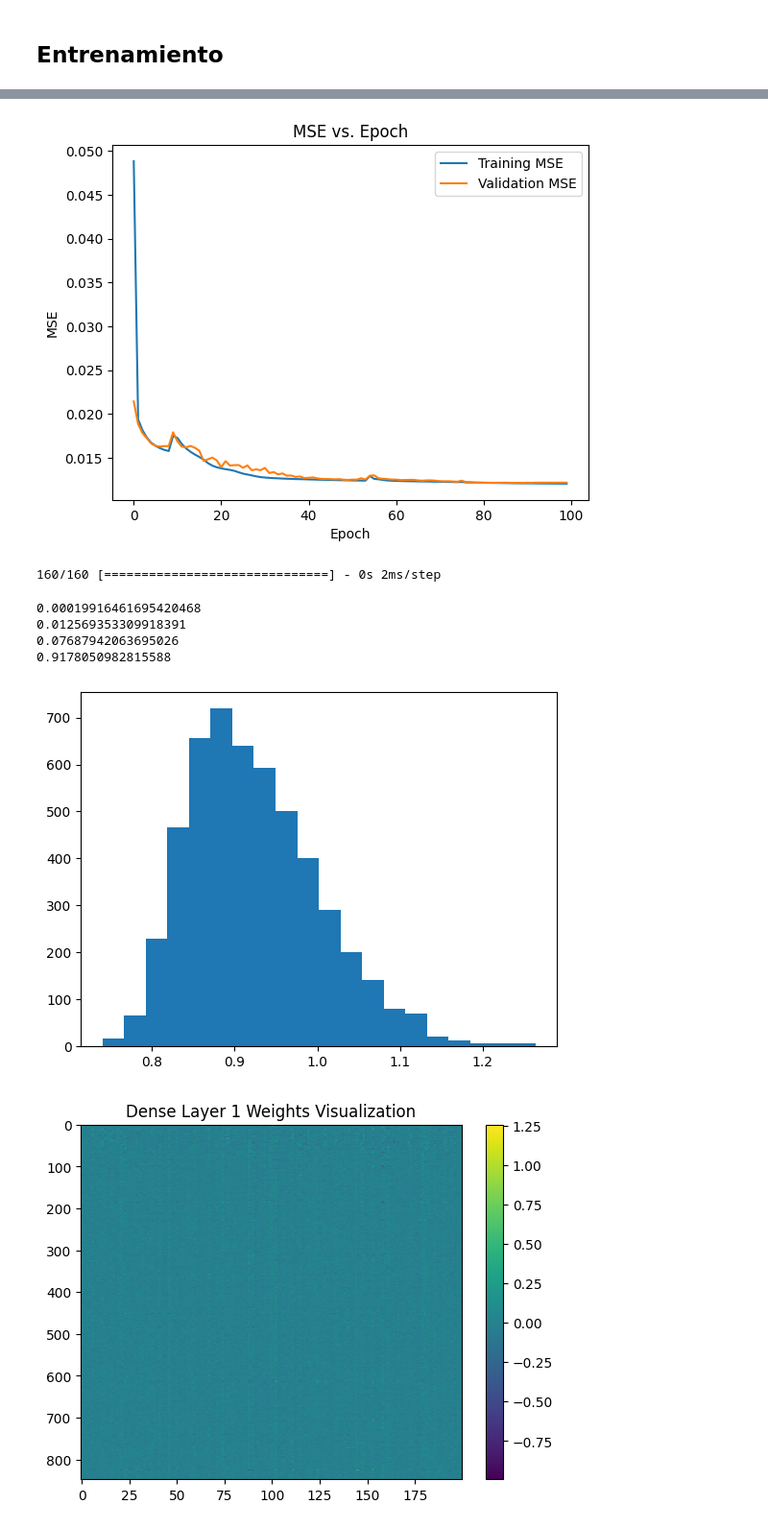
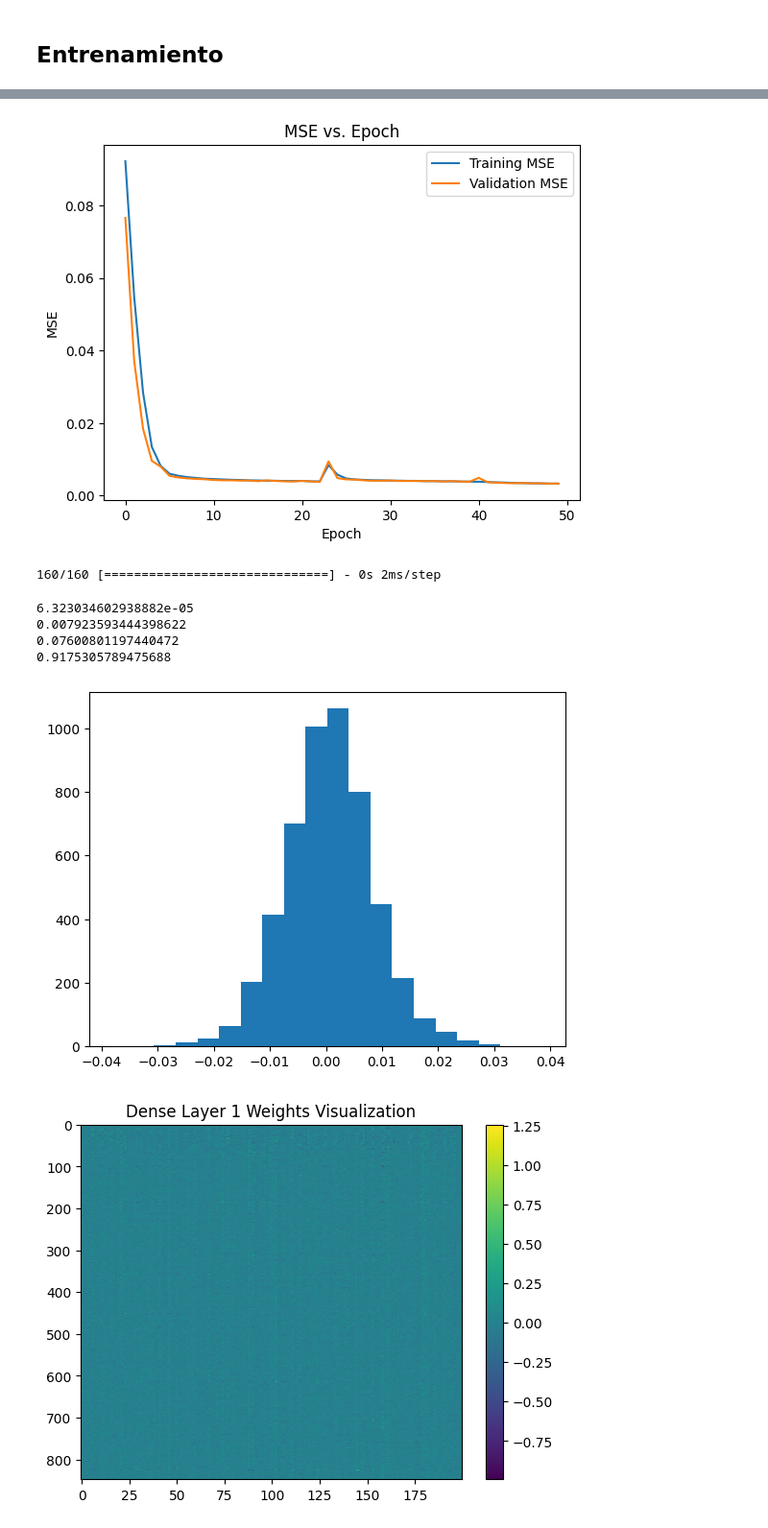
Before and after one commit to aguschanchu/FermionicML, a Jupyter notebook: FermionicML_thermal.ipynb, the cells around one changed output, grey strips where cells are left out. Shown: that part at 96% size. Saved outputs shown, nothing was run; the diff lists cells and outputs as text; code cells hidden in the pictures.

Commit message:
Test: training using h basis gen

```diff
--- a/FermionicML_thermal.ipynb
+++ b/FermionicML_thermal.ipynb
@@ -559,13 +567,14 @@ def thermal_state_eig(h, beta):
 import time
 from tqdm import tqdm
 # Construccion de listas de dataset
-num_samples = 100000
+num_samples = 2000000
 high_mem = False
 rho_1_input = []
 rho_2_input = []
 fund_input = []
 beta_input = []
 h_labels = []
+h_base = []
 
 # Generamos las matrices para el calculo de rho1 y rho2
 rho_1_arrays = rho_1_gen(basis)
@@ -594,13 +603,14 @@ else:
         hamil_base = np.tril(U) + np.tril(U, -1).T
         h = np.array(base_hamiltonian(hamil_base, basis, rho_1_arrays))
         h_arr.append(h)
+        h_base.append(hamil_base)
 time_hamil = time.time() - t0
 
 for i in tqdm(range(num_samples)):
     t0 = time.time()
     h = h_arr[i]
     # Guardamos el label
-    h_labels.append(h.flatten())
+    h_labels.append(h_base[i].flatten())
     #beta = np.random.random()*10+0.0001
     beta = 1
     state = thermal_state_eig(h, beta)
@@ -759,8 +774,11 @@ dense1 = tf.keras.layers.concatenate([flatten_rho1, flatten_rho2])
 #dense1 = tf.keras.layers.Dense(rho1_size*rho2_size, activation='relu')(dense1)
 
 
-local_size = basis.size*basis.size
-#dense1 = tf.keras.layers.Dense(local_size*3, activation='relu')(dense1)
+#local_size = basis.size*basis.size
+local_size = d*d
+
+dense1 = tf.keras.layers.Dense(local_size*4, activation='relu')(dense1)
+dense1 = tf.keras.layers.Dense(local_size*3, activation='relu')(dense1)
 dense1 = tf.keras.layers.Dense(local_size*2, activation='relu')(dense1)
 output = tf.keras.layers.Dense(local_size)(dense1)
 
@@ -863,7 +891,7 @@ model.compile(optimizer=Adam(),
               metrics=['accuracy', 'mean_squared_error'])
 
 # Train the model
-num_epochs = 10
+num_epochs = 50
 device_name = tf.test.gpu_device_name()
 
 
@@ -906,7 +930,7 @@ plt.show()
 # MIN LOSS = 0.0128 c/fund 50epochs MSE
 ##         = 0.0118 s/fund 50epochs MSE
 # %% [output]
-[figure, old version]
+[figure, new version]
 # %%
 # Assuming you have a validation dataset (val_dataset)
 sample = next(iter(val_dataset))
@@ -926,7 +950,8 @@ printear =  False
 for e in val_dataset:
     for i in range(0, batch_size):
         # Valores actuales
-        h = e[1][i].numpy().reshape(basis.size,basis.size)
+        #h = e[1][i].numpy().reshape(basis.size,basis.size)
+        h = np.array(base_hamiltonian(e[1][i].numpy().reshape(d,d), basis, rho_1_arrays))
         #print(h) if printear else 0
         r = max(np.linalg.eigvals(e[0][0][i]))
         rho_1_actual.append(r)
@@ -936,7 +961,8 @@ for e in val_dataset:
 
         # Valores predichos
         h = predictions[i]
-        h = h.reshape(basis.size,basis.size)
+        #h = h.reshape(basis.size,basis.size)
+        h = np.array(base_hamiltonian(h.reshape(d,d), basis, rho_1_arrays))
         beta = beta_val[i]
         state = thermal_state_eig(h, beta)
         rho1 = np.array(rho_1(basis.d, state, rho_1_arrays))
@@ -953,29 +979,29 @@ for e in val_dataset:
 # %%
 from sklearn.metrics import mean_squared_error, r2_score
 import matplotlib.pyplot as plt
 
 f=1
 rho_1_actual = np.array(rho_1_actual)
 rho_1_pred = np.array(rho_1_pred)
 print(mean_squared_error(rho_1_pred, rho_1_actual))
 
 print(np.std(rho_1_actual-rho_1_pred)*f)
 print(np.std(rho_1_actual)*f)
 print(np.mean(rho_1_actual)*f)
 
-plt.hist(np.array(rho_1_pred), bins=20)
+plt.hist(np.array(rho_1_pred-rho_1_actual), bins=20)
 plt.show()
 
 # BEST: FACTOR 1/8 c/fund
 ## 500 epochs, 10M dataset
 # BEST: FACTOR 1/9 s/fund
 ## 50 epochs, 5M dataset
 # %% [output]
-0.00019916461695420468
-0.012569353309918391
-0.07687942063695026
-0.9178050982815588
+6.323034602938882e-05
+0.007923593444398622
+0.07600801197440472
+0.9175305789475688
-[figure, old version]
+[figure, new version]
 # %%
 # Get the weights of all dense layers in the model
 dense_weights = []
```
Also changed, not shown: parts of 8 cells of this notebook.
